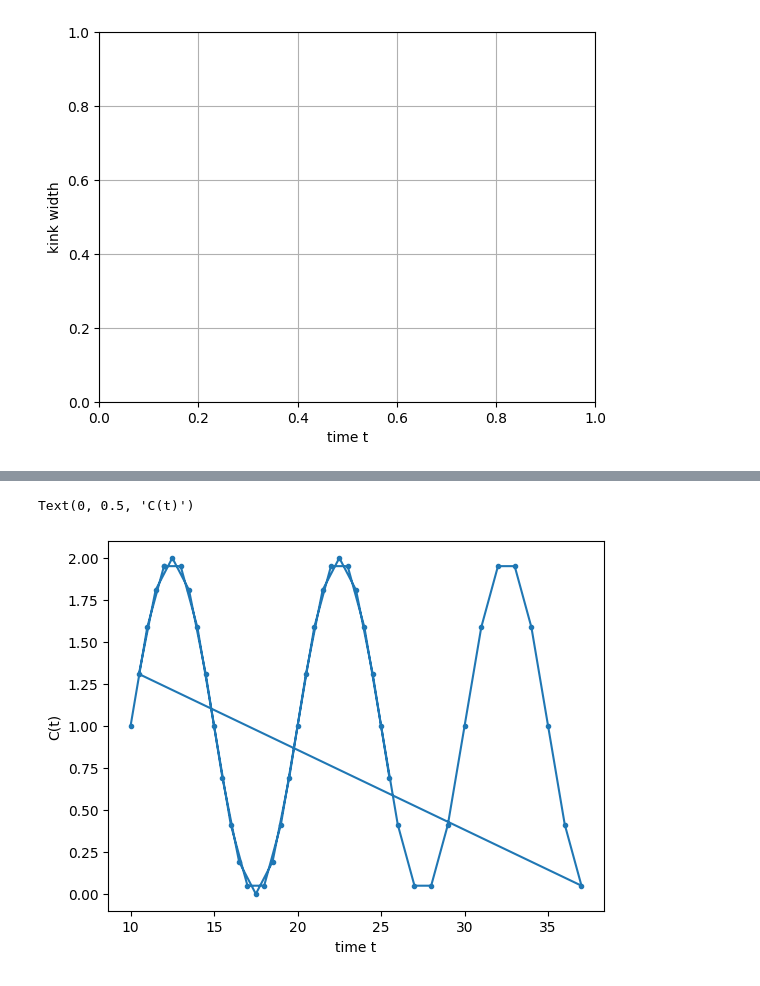
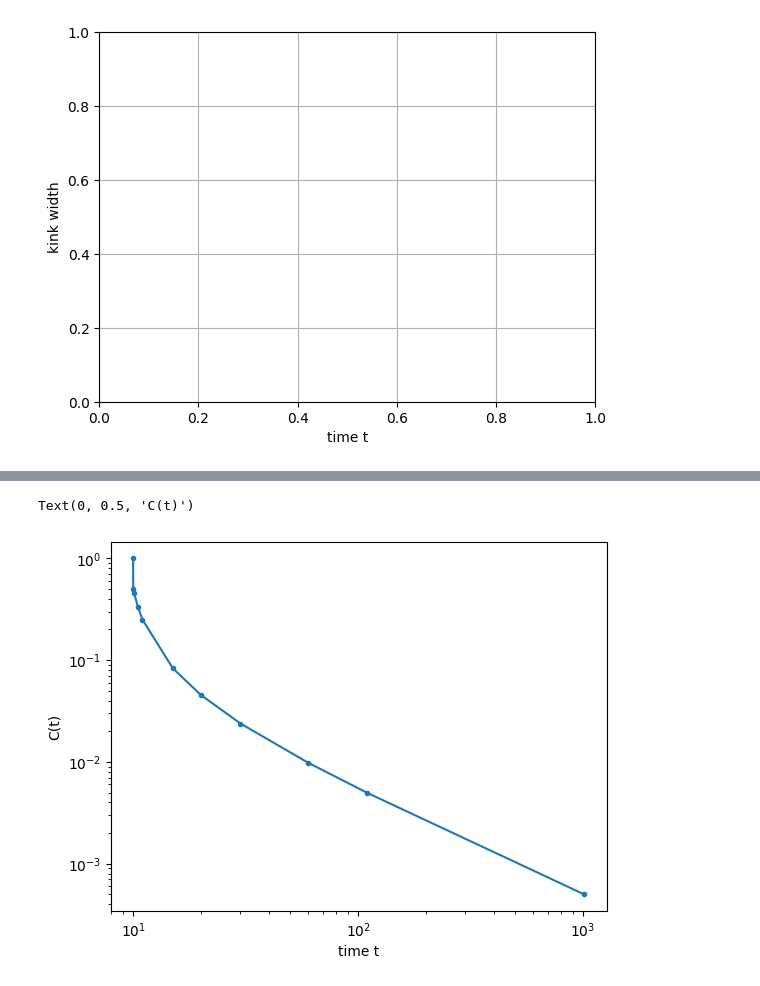
Before and after one commit to suanno/stage2, a Jupyter notebook: codes_tdgl/1D/plot/kink shape/measure width and height.ipynb, the cells around one changed output, grey strips where cells are left out. Drawn from its saved outputs; the diff is of its cells as text; code cells hidden in the pictures.

```diff
--- a/codes_tdgl/1D/plot/kink shape/measure width and height.ipynb
+++ b/codes_tdgl/1D/plot/kink shape/measure width and height.ipynb
@@ -10,3 +8,5 @@ dir_save = "../../.saves/" + "two kinks shape changing C T = 10 Cave = 1/"
+# %%
+dir_save = "../../.saves/" + "C power law decaying a=-1 b=2 B0 = 1/"
 # %% [markdown]
 ## Rescaling u(x)
 
@@ -114,8 +114,6 @@ for folder in sorted(os.listdir(dir_save), reverse=False):
     state_time = tmax
     state_time = round(state_time, 3)
     labell = "t = " + str(state_time) # Label with time (uncomment for custom label)
-    if T < 0:
-        labell = labell + " (initial)"  # For initial state preparation, C does not oscillate
     # Get custom label of the curve (use it only if it is not empty)
     f = open(dir + "/label.dat", "r")
     label = f.readline().strip('\n')
@@ -259,7 +266,7 @@ fig_w
 # %%
-plt.plot(ts,Cs,".-")
+plt.loglog(ts_,Cs,".-")
 plt.xlabel("time t")
 plt.ylabel("C(t)")
 # %% [output]
 Text(0, 0.5, 'C(t)')
-[figure, old version]
+[figure, new version]
```
Also changed, not shown: parts of 5 cells of this notebook, 17 other files.
